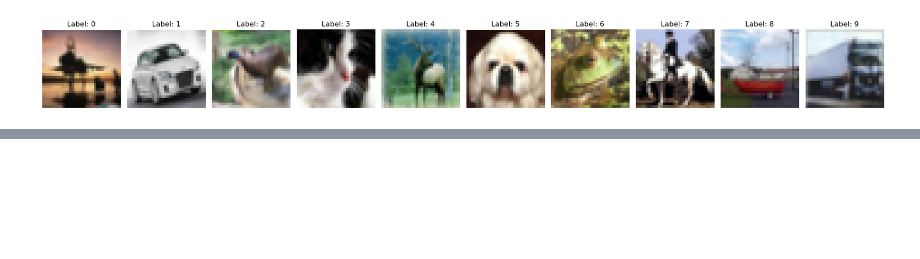
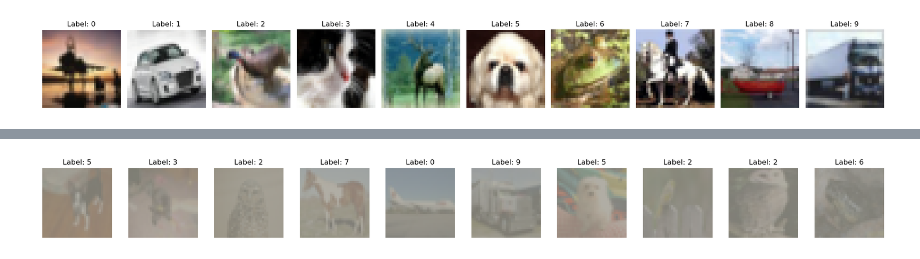
Before and after one commit to SongzeYang0721/Data_Distillation_and_Neural_Collpase, a Jupyter notebook: Vis_Demo.ipynb, the cells around one changed output, grey strips where cells are left out. Drawn from its saved outputs; the diff is of its cells as text; code cells hidden in the pictures; blank space fills up the shorter version.

```diff
--- a/Vis_Demo.ipynb
+++ b/Vis_Demo.ipynb
@@ -347,0 +348,4 @@ visualize_images_per_class_loader(testloader)
+# %%
+from data.data_loading import get_cifar10_data_loaders
+
+trainloader, testloader, traindataset, testdataset = get_cifar10_data_loaders(download=True, batch_size=batch_size)
@@ -347,0 +356,6 @@ visualize_images_per_class_loader(testloader)
+# %%
+random_sample_images_index(trainloader)
+images,labels = random_sample_images(trainloader,seed=512)
+visualize_images(images, labels)
+# %% [output]
+[figure, added]
```
Also changed, not shown: parts of 6 cells of this notebook, 2 other files.
